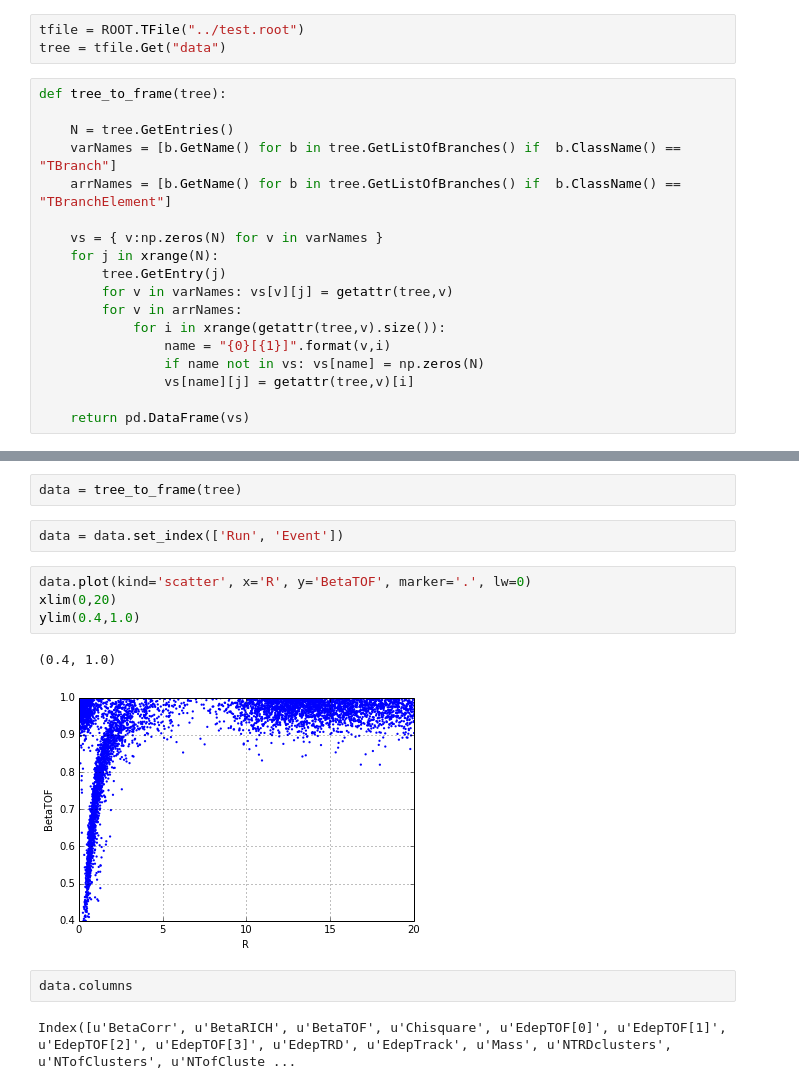
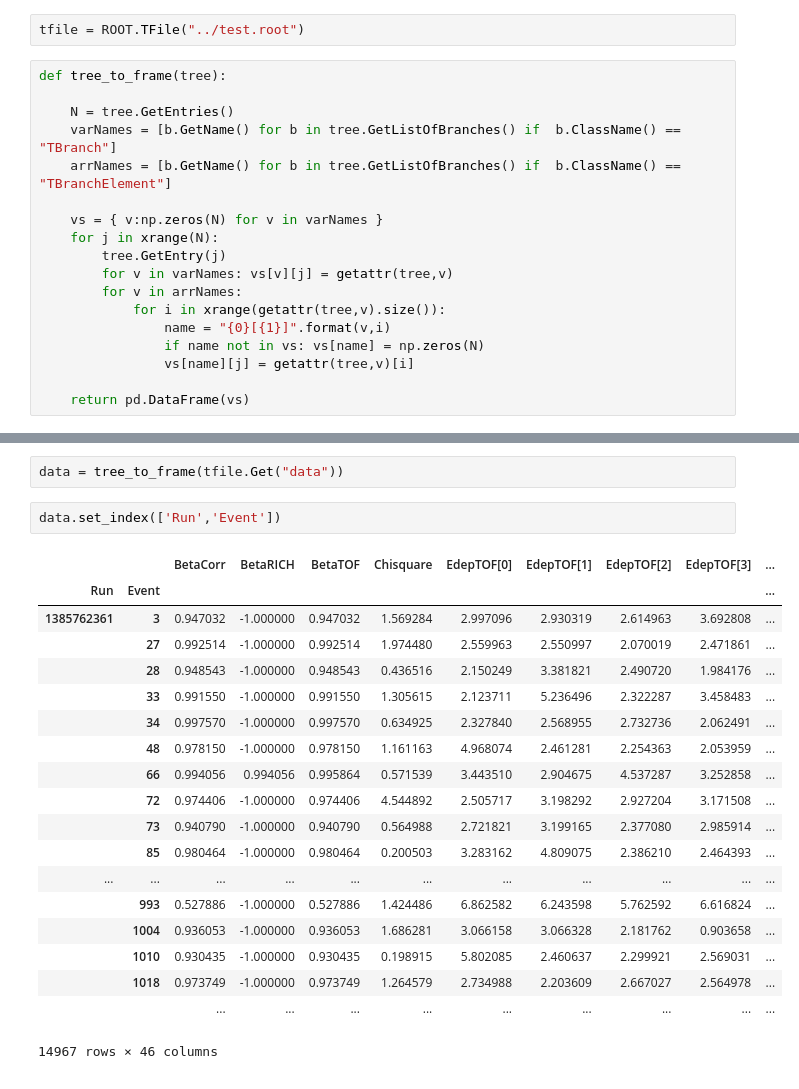
Before and after one commit to KKostya/AMSDeutons, a Jupyter notebook: Python/LoadAsFrame.ipynb, the cells around one changed output, grey strips where cells are left out. Saved outputs shown, nothing was run; the diff lists cells and outputs as text.

```diff
--- a/Python/LoadAsFrame.ipynb
+++ b/Python/LoadAsFrame.ipynb
@@ -6,7 +6,6 @@ import pandas as pd
 Populating the interactive namespace from numpy and matplotlib
 # %%
 tfile = ROOT.TFile("../test.root")
-tree = tfile.Get("data")
 # %%
 def tree_to_frame(tree):
 
@@ -28,15 +49,24 @@ def tree_to_frame(tree):
 # %%
-data = tree_to_frame(tree)
+data = tree_to_frame(tfile.Get("data"))
 # %%
-data = data.set_index(['Run', 'Event'])
+data.set_index(['Run','Event'])
+# %% [output]
+|  |  | BetaCorr | BetaRICH | BetaTOF | Chisquare | EdepTOF[0] | EdepTOF[1] | EdepTOF[2] | EdepTOF[3] | ... |
+| Run | Event |  |  |  |  |  |  |  |  | ... |
+| 1385762361 | 3 | 0.947032 | -1.000000 | 0.947032 | 1.569284 | 2.997096 | 2.930319 | 2.614963 | 3.692808 | ... |
+|  | 27 | 0.992514 | -1.000000 | 0.992514 | 1.974480 | 2.559963 | 2.550997 | 2.070019 | 2.471861 | ... |
+|  | 28 | 0.948543 | -1.000000 | 0.948543 | 0.436516 | 2.150249 | 3.381821 | 2.490720 | 1.984176 | ... |
+|  | 33 | 0.991550 | -1.000000 | 0.991550 | 1.305615 | 2.123711 | 5.236496 | 2.322287 | 3.458483 | ... |
+|  | 34 | 0.997570 | -1.000000 | 0.997570 | 0.634925 | 2.327840 | 2.568955 | 2.732736 | 2.062491 | ... |
+|  | 48 | 0.978150 | -1.000000 | 0.978150 | 1.161163 | 4.968074 | 2.461281 | 2.254363 | 2.053959 | ... |
+|  | 66 | 0.994056 | 0.994056 | 0.995864 | 0.571539 | 3.443510 | 2.904675 | 4.537287 | 3.252858 | ... |
+|  | 72 | 0.974406 | -1.000000 | 0.974406 | 4.544892 | 2.505717 | 3.198292 | 2.927204 | 3.171508 | ... |
+|  | 73 | 0.940790 | -1.000000 | 0.940790 | 0.564988 | 2.721821 | 3.199165 | 2.377080 | 2.985914 | ... |
+|  | 85 | 0.980464 | -1.000000 | 0.980464 | 0.200503 | 3.283162 | 4.809075 | 2.386210 | 2.464393 | ... |
+| ... | ... | ... | ... | ... | ... | ... | ... | ... | ... | ... |
+|  | 993 | 0.527886 | -1.000000 | 0.527886 | 1.424486 | 6.862582 | 6.243598 | 5.762592 | 6.616824 | ... |
+|  | 1004 | 0.936053 | -1.000000 | 0.936053 | 1.686281 | 3.066158 | 3.066328 | 2.181762 | 0.903658 | ... |
+|  | 1010 | 0.930435 | -1.000000 | 0.930435 | 0.198915 | 5.802085 | 2.460637 | 2.299921 | 2.569031 | ... |
+|  | 1018 | 0.973749 | -1.000000 | 0.973749 | 1.264579 | 2.734988 | 2.203609 | 2.667027 | 2.564978 | ... |
+|  |  | ... | ... | ... | ... | ... | ... | ... | ... | ... |
+14967 rows × 46 columns
-# %%
-data.plot(kind='scatter', x='R', y='BetaTOF', marker='.', lw=0)
-xlim(0,20)
-ylim(0.4,1.0)
-# %% [output]
-(0.4, 1.0)
-[figure, removed]
-# %%
-data.columns
-# %% [output]
-Index([u'BetaCorr', u'BetaRICH', u'BetaTOF', u'Chisquare', u'EdepTOF[0]', u'EdepTOF[1]', u'EdepTOF[2]', u'EdepTOF[3]', u'EdepTRD', u'EdepTrack', u'Mass', u'NTRDclusters', u'NTofClusters', u'NTofCluste ...
```
Also changed, not shown: parts of 3 cells of this notebook, 6 other files.
